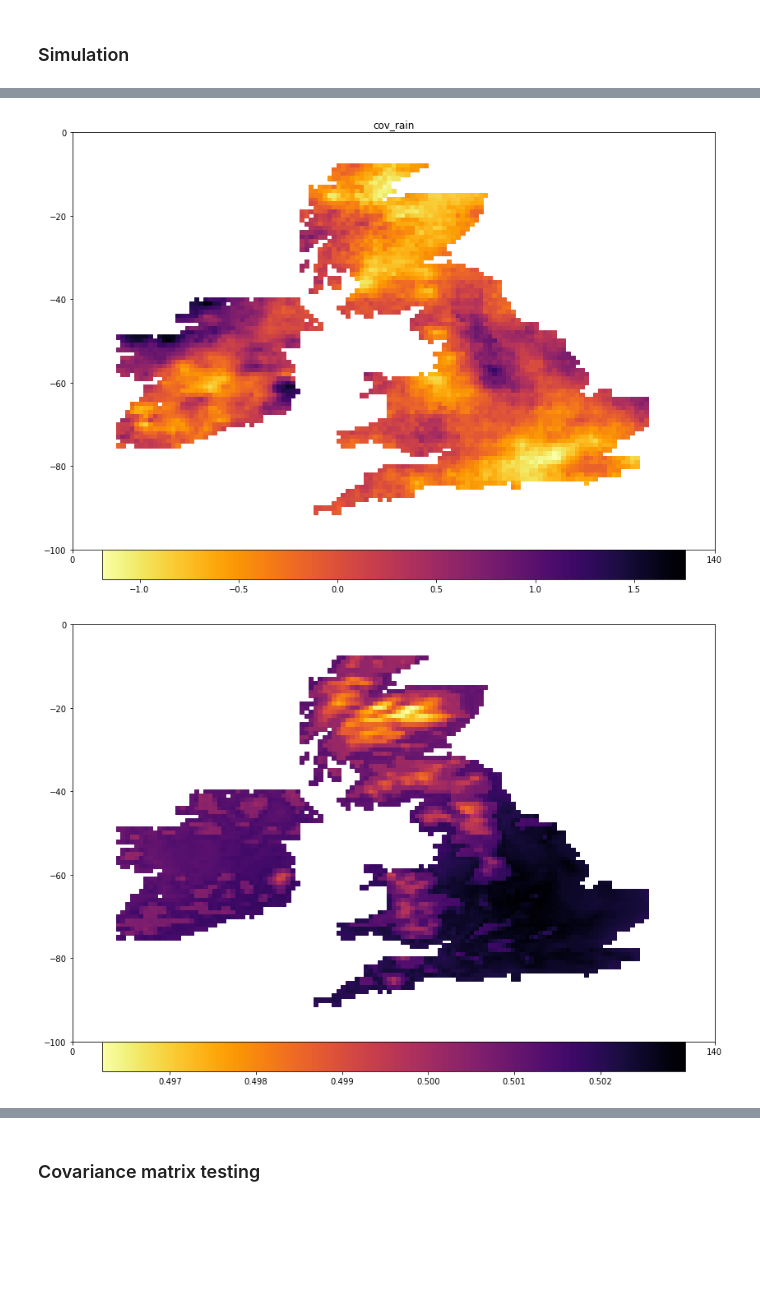
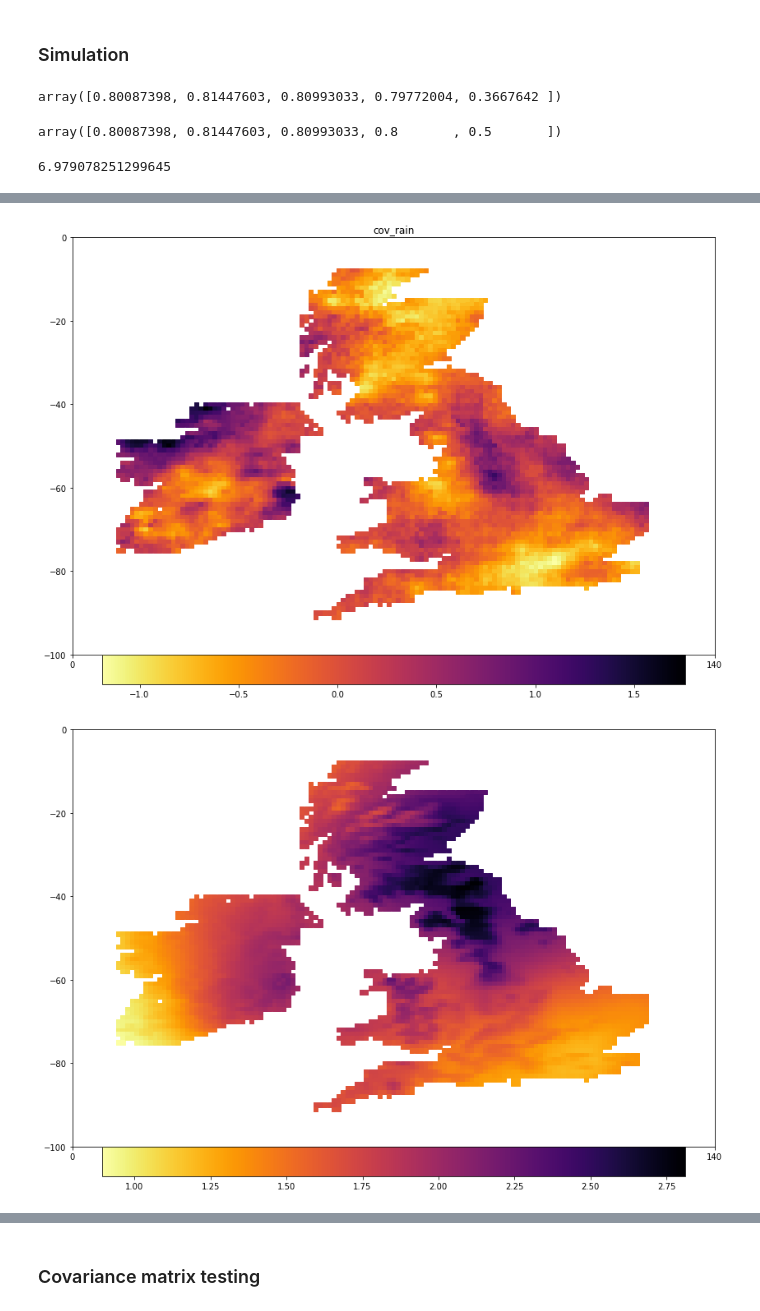
Before and after one commit to Huk-David/SpaDep_VCop, a Jupyter notebook: body/Forecasts.ipynb, the cells around one changed output, grey strips where cells are left out. Saved outputs shown, nothing was run; the diff lists cells and outputs as text; code cells hidden in the pictures; blank space fills up the shorter version.

```diff
--- a/body/Forecasts.ipynb
+++ b/body/Forecasts.ipynb
@@ -645,10 +645,10 @@ KeyboardInterrupt:
 # %% [markdown]
 ### Simulation
 # %%
-cov_rain = np.cov(np.transpose(obs_norm_all))
-sim_cov_rain = scs.multivariate_normal(mean=np.zeros(len(dist_mat)),cov=cov_rain).rvs(size=25)
-#theta = [3.93427897e+04, 3.19186683e+00, 7.63536140e+00] # [2278.03488231]
-#sim_test = scs.multivariate_normal(mean=np.zeros(len(dist_mat)),cov= np.nan_to_num(Matern(length_scale=theta[0],nu=3.5).__call__(theta[1]*dist_mat_adj+theta[2]*topo_dist_adj)) ,allow_singular=True).rvs(size=25)
+#cov_rain = np.cov(np.transpose(obs_norm_all))
+#sim_cov_rain = scs.multivariate_normal(mean=np.zeros(len(dist_mat)),cov=cov_rain).rvs(size=25)
+theta = [5.93427897e+1, 3.19186683e+00, 4.63536140e-1] # [2278.03488231]
+sim_test = scs.multivariate_normal(mean=np.zeros(len(dist_mat)),cov= np.nan_to_num(Matern(length_scale=theta[0],nu=3.5).__call__(theta[1]*dist_mat_adj+theta[2]*topo_dist_adj)) ,allow_singular=True).rvs(size=25)
 # %%
 def sim2(theta,dist_matrix,topo_matrix,sim_nb,as_uncensored_norm=True):
 
@@ -659,3 +659,15 @@ def sim2(theta,dist_matrix,topo_matrix,sim_nb,as_uncensored_norm=True):
             return simulations
 
 # SR [1.53735034e+02,3.5, 5.99074130e+03,3.5 ] #MLE:[208.33370545627545,3.5, 4500.88496935951,3.5]
+# %%
+scs.norm.cdf(sim_test[0][:5])
+# %% [output]
+array([0.80087398, 0.81447603, 0.80993033, 0.79772004, 0.3667642 ])
+# %%
+np.fmax(scs.norm.cdf(sim_test[0][:5]),np.array([0.5,0.5,0.5,0.8,0.5]))
+# %% [output]
+array([0.80087398, 0.81447603, 0.80993033, 0.8       , 0.5       ])
+# %%
+scs.gamma(a=4,scale=4).ppf(0.1)
+# %% [output]
+6.979078251299645
@@ -671,6 +693,12 @@ plt.colorbar(location='bottom',fraction=0.0652,pad=0.001)
 plt.title('observed rain')
 plt.show()
 
+plt.xlim(0,140)
+plt.ylim(-100,0)
+plt.scatter([GNM_landonly[loc][5][1] for loc in range(len(sim_cov_rain[0]))],[-GNM_landonly[loc][5][0] for loc in range(len(sim_cov_rain[0]))],c=obs_norm_all[306][:len(sim_cov_rain[0])],cmap='inferno_r',s=27,marker='s')
+plt.colorbar(location='bottom',fraction=0.0652,pad=0.001)
+plt.title('observed rain')
+plt.show()
 
 for idx,sim in enumerate(sim_test[:5]):
     fig = plt.gcf()
@@ -699,3 +727,3 @@ for idx,sim in enumerate(sim_test[:5]):
 [figure]
-[figure, old version]
+[figure, new version]
 [figure]
```
Also changed, not shown: parts of 2 cells of this notebook.
